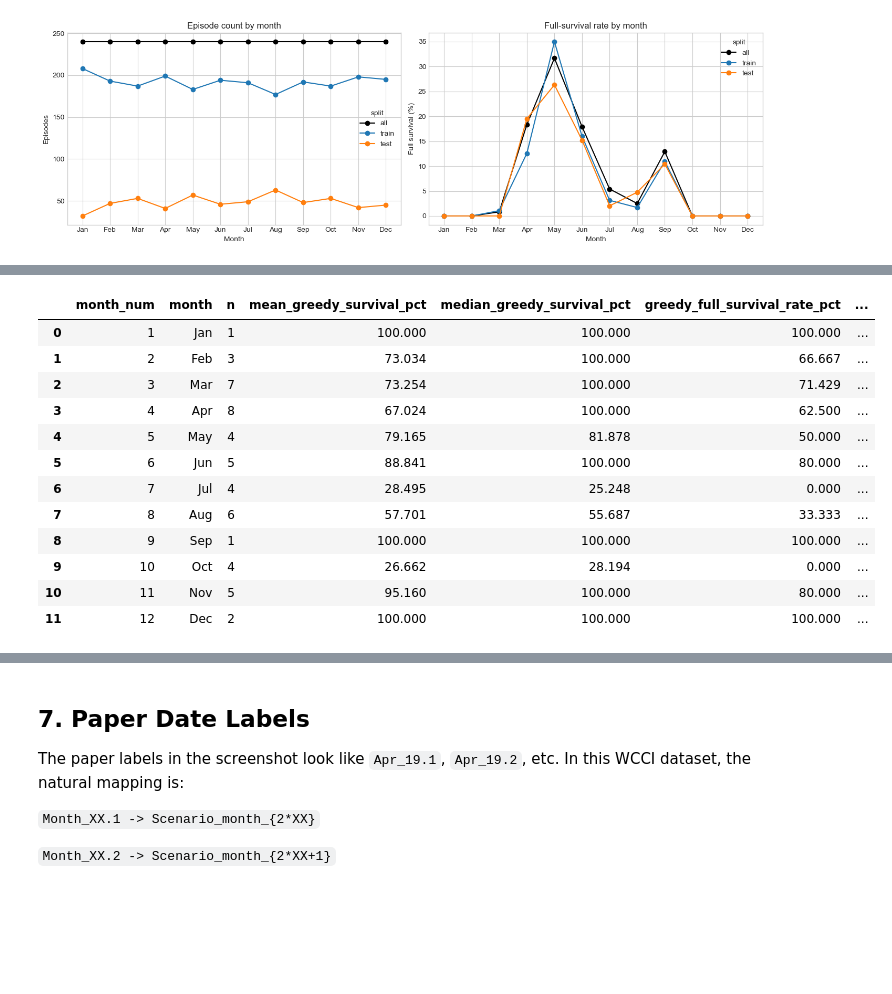
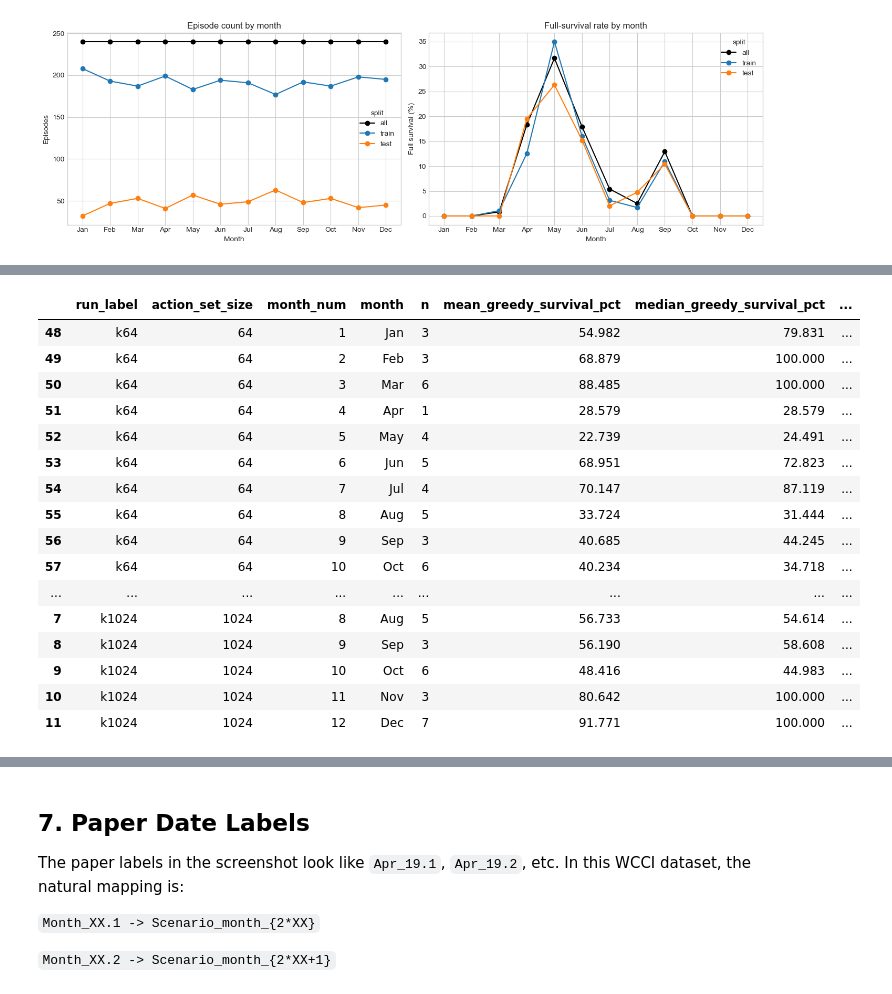
Before and after one commit to corentinplumet/RL_Marl2grid, a Jupyter notebook: Topology_Task/analysis/metrics/notebooks/teacher_student/wcci_monthly_do_nothing_greedy_analysis.ipynb, the cells around one changed output, grey strips where cells are left out. Saved outputs shown, nothing was run; the diff lists cells and outputs as text; code cells hidden in the pictures; blank space fills up the shorter version.

```diff
--- a/Topology_Task/analysis/metrics/notebooks/teacher_student/wcci_monthly_do_nothing_greedy_analysis.ipynb
+++ b/Topology_Task/analysis/metrics/notebooks/teacher_student/wcci_monthly_do_nothing_greedy_analysis.ipynb
@@ -19,9 +20,10 @@ import pandas as pd
 import matplotlib.pyplot as plt
 from IPython.display import display
 
-pd.set_option("display.max_columns", 120)
-pd.set_option("display.width", 180)
+pd.set_option("display.max_columns", 160)
+pd.set_option("display.width", 220)
 plt.style.use("seaborn-v0_8-whitegrid")
+
 
 def find_task_dir(start=Path.cwd()):
     start = Path(start).resolve()
@@ -33,8 +35,10 @@ def find_task_dir(start=Path.cwd()):
             return nested
     raise FileNotFoundError("Could not find Topology_Task/outputs from the current working directory.")
 
+
 TASK_DIR = find_task_dir()
 OUTPUTS_DIR = TASK_DIR / "outputs"
+GREEDY_EVAL_DIR = OUTPUTS_DIR / "teacher_student_greedy_eval"
 
 DO_NOTHING_RUNS = {
     "train": OUTPUTS_DIR / "do_nothing_eval" / "wcci_train_detmaint",
@@ -42,9 +46,24 @@ DO_NOTHING_RUNS = {
     "all": OUTPUTS_DIR / "do_nothing_eval" / "wcci_all_detmaint",
 }
 
-# Change this to the paired rerun folder once it is downloaded, e.g.
-# OUTPUTS_DIR / "teacher_student_greedy_eval" / "wcci_h1_mk256_test_50chronics_withdn"
-GREEDY_RUN = OUTPUTS_DIR / "wcci_h1_mk256_test_50chronics_nodn"
+# Editable greedy run list. Missing folders are skipped and shown in the source table.
+# Keep labels short: they are used directly in legends.
+GREEDY_RUNS = {
+    "k64": GREEDY_EVAL_DIR / "test_fast_mk64",
+    "k128": GREEDY_EVAL_DIR / "test_fast_mk128",
+    "k256": GREEDY_EVAL_DIR / "test_fast_mk256",
+    "k512": GREEDY_EVAL_DIR / "test_fast_mk512",
+    "k1024": GREEDY_EVAL_DIR / "test_fast_mk1024",
+}
+
+# Also discover matching folders automatically, useful when the output folder names differ slightly.
+AUTO_DISCOVER_GREEDY_RUNS = True
+GREEDY_DISCOVERY_PATTERNS = [
+    "test_fast_mk*",
+    "wcci_h1*_test*_yesdn*",
+    "wcci_h1*_test*_withdn*",
+    "wcci_h1*_test*_nodn*",
+]
 
 MONTH_NAMES = ["Jan", "Feb", "Mar", "Apr", "May", "Jun", "Jul", "Aug", "Sep", "Oct", "Nov", "Dec"]
 MONTH_NAME_TO_NUM = {name.lower(): i + 1 for i, name in enumerate([
@@ -53,6 +72,7 @@ MONTH_NAME_TO_NUM = {name.lower(): i + 1 for i, name in enumerate([
 
 print(f"Task dir: {TASK_DIR}")
 print(f"Outputs dir: {OUTPUTS_DIR}")
+print(f"Greedy eval dir: {GREEDY_EVAL_DIR}")
 # %% [output]
 Task dir: /Users/corentinplumet/Documents/RL_Marl2grid/Topology_Task
 Outputs dir: /Users/corentinplumet/Documents/RL_Marl2grid/Topology_Task/outputs
@@ -315,31 +583,35 @@ Plot source files for do-nothing monthly counts and full-survival rates:
 # %%
 greedy_month = (
-    greedy.groupby(["month_num", "month"], dropna=False)
+    greedy_all.groupby(["run_label", "action_set_size", "month_num", "month"], dropna=False)
     .agg(
         n=("greedy_survival", "size"),
         mean_greedy_survival_pct=("greedy_survival", lambda s: 100.0 * s.mean()),
         median_greedy_survival_pct=("greedy_survival", lambda s: 100.0 * s.median()),
         greedy_full_survival_rate_pct=("greedy_full_survival", lambda s: 100.0 * s.mean()),
         mean_nonidle_actions=("greedy_nonidle_actions", "mean"),
         mean_decision_states=("greedy_decision_states", "mean"),
         mean_simulated_actions=("greedy_simulated_actions", "mean"),
     )
     .reset_index()
-    .sort_values("month_num")
 )
 
+greedy_month = sort_by_run(greedy_month)
 display(greedy_month.round(3))
 # %% [output]
-|  | month_num | month | n | mean_greedy_survival_pct | median_greedy_survival_pct | greedy_full_survival_rate_pct | ... |
-| 0 | 1 | Jan | 1 | 100.000 | 100.000 | 100.000 | ... |
-| 1 | 2 | Feb | 3 | 73.034 | 100.000 | 66.667 | ... |
-| 2 | 3 | Mar | 7 | 73.254 | 100.000 | 71.429 | ... |
-| 3 | 4 | Apr | 8 | 67.024 | 100.000 | 62.500 | ... |
-| 4 | 5 | May | 4 | 79.165 | 81.878 | 50.000 | ... |
-| 5 | 6 | Jun | 5 | 88.841 | 100.000 | 80.000 | ... |
-| 6 | 7 | Jul | 4 | 28.495 | 25.248 | 0.000 | ... |
-| 7 | 8 | Aug | 6 | 57.701 | 55.687 | 33.333 | ... |
-| 8 | 9 | Sep | 1 | 100.000 | 100.000 | 100.000 | ... |
-| 9 | 10 | Oct | 4 | 26.662 | 28.194 | 0.000 | ... |
-| 10 | 11 | Nov | 5 | 95.160 | 100.000 | 80.000 | ... |
-| 11 | 12 | Dec | 2 | 100.000 | 100.000 | 100.000 | ... |
+|  | run_label | action_set_size | month_num | month | n | mean_greedy_survival_pct | median_greedy_survival_pct | ... |
+| 48 | k64 | 64 | 1 | Jan | 3 | 54.982 | 79.831 | ... |
+| 49 | k64 | 64 | 2 | Feb | 3 | 68.879 | 100.000 | ... |
+| 50 | k64 | 64 | 3 | Mar | 6 | 88.485 | 100.000 | ... |
+| 51 | k64 | 64 | 4 | Apr | 1 | 28.579 | 28.579 | ... |
+| 52 | k64 | 64 | 5 | May | 4 | 22.739 | 24.491 | ... |
+| 53 | k64 | 64 | 6 | Jun | 5 | 68.951 | 72.823 | ... |
+| 54 | k64 | 64 | 7 | Jul | 4 | 70.147 | 87.119 | ... |
+| 55 | k64 | 64 | 8 | Aug | 5 | 33.724 | 31.444 | ... |
+| 56 | k64 | 64 | 9 | Sep | 3 | 40.685 | 44.245 | ... |
+| 57 | k64 | 64 | 10 | Oct | 6 | 40.234 | 34.718 | ... |
+| ... | ... | ... | ... | ... | ... | ... | ... | ... |
+| 7 | k1024 | 1024 | 8 | Aug | 5 | 56.733 | 54.614 | ... |
+| 8 | k1024 | 1024 | 9 | Sep | 3 | 56.190 | 58.608 | ... |
+| 9 | k1024 | 1024 | 10 | Oct | 6 | 48.416 | 44.983 | ... |
+| 10 | k1024 | 1024 | 11 | Nov | 3 | 80.642 | 100.000 | ... |
+| 11 | k1024 | 1024 | 12 | Dec | 7 | 91.771 | 100.000 | ... |
```
Also changed, not shown: parts of 25 cells of this notebook, 10 other files.
